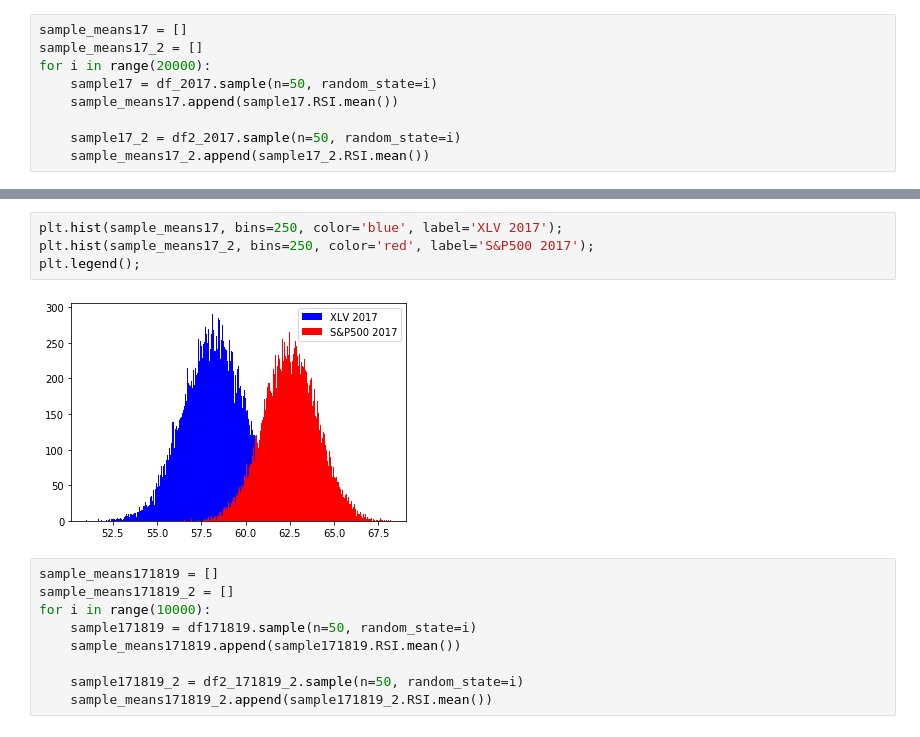
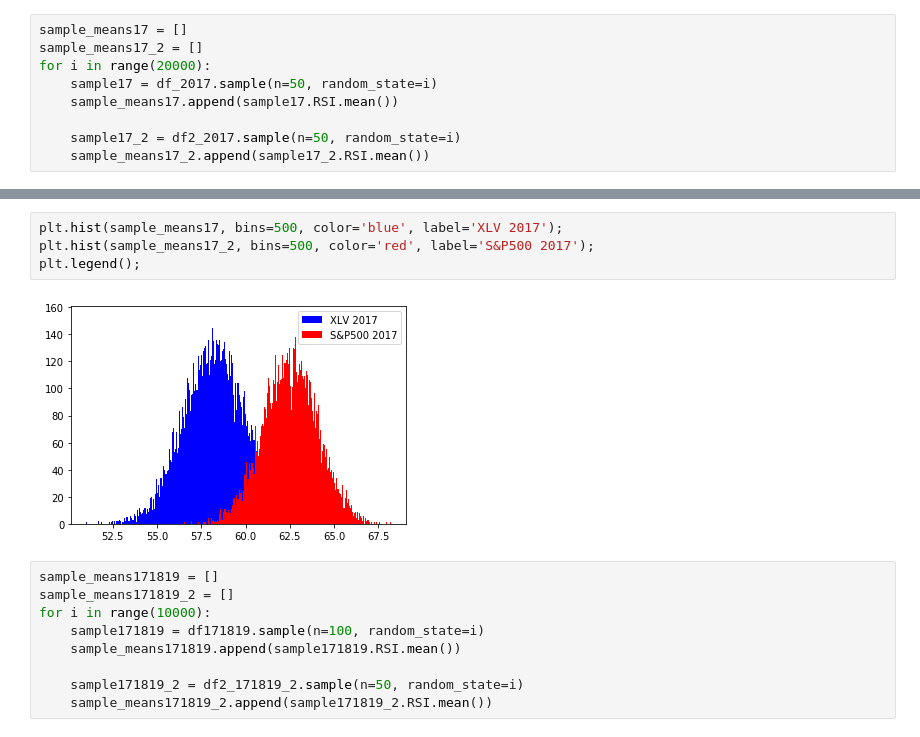
Before and after one commit to andrewcole33/etf_hypothesis_testing, a Jupyter notebook: mod3projectstats.ipynb, the cells around one changed output, grey strips where cells are left out. Cells and saved outputs as stored; diff of their text form.

```diff
--- a/mod3projectstats.ipynb
+++ b/mod3projectstats.ipynb
@@ -121,14 +182,14 @@ for i in range(20000):
 # %%
-plt.hist(sample_means17, bins=250, color='blue', label='XLV 2017');
-plt.hist(sample_means17_2, bins=250, color='red', label='S&P500 2017');
+plt.hist(sample_means17, bins=500, color='blue', label='XLV 2017');
+plt.hist(sample_means17_2, bins=500, color='red', label='S&P500 2017');
 plt.legend();
 # %% [output]
-[figure, old version]
+[figure, new version]
 # %%
 sample_means171819 = []
 sample_means171819_2 = []
 for i in range(10000):
-    sample171819 = df171819.sample(n=50, random_state=i)
+    sample171819 = df171819.sample(n=100, random_state=i)
     sample_means171819.append(sample171819.RSI.mean())
 
     sample171819_2 = df2_171819_2.sample(n=50, random_state=i)
```
Also changed, not shown: parts of 21 cells of this notebook.
